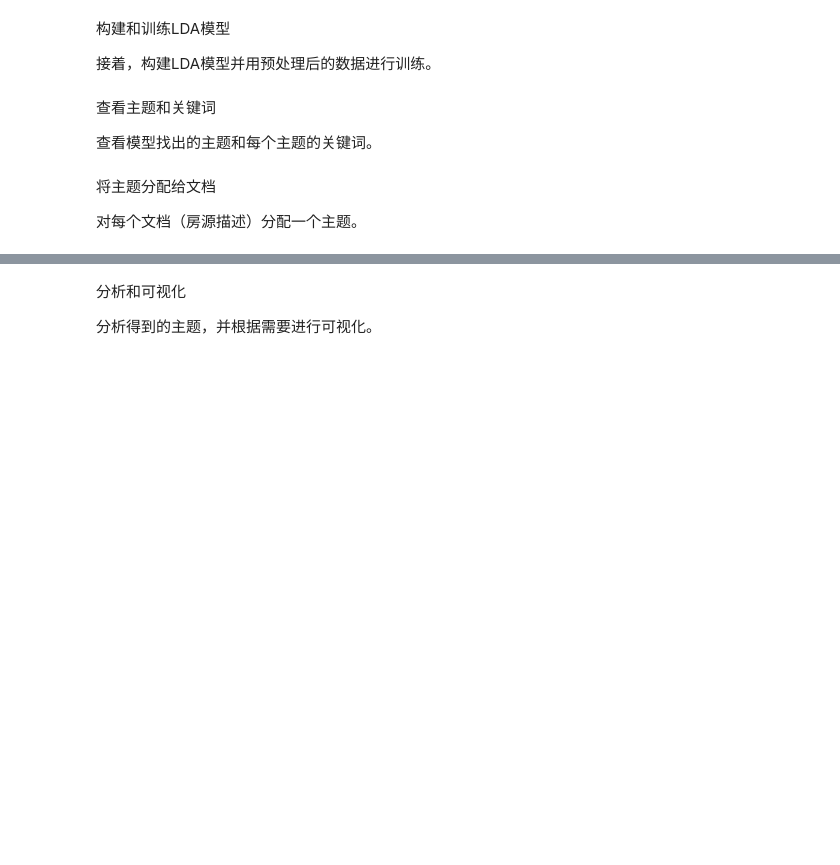
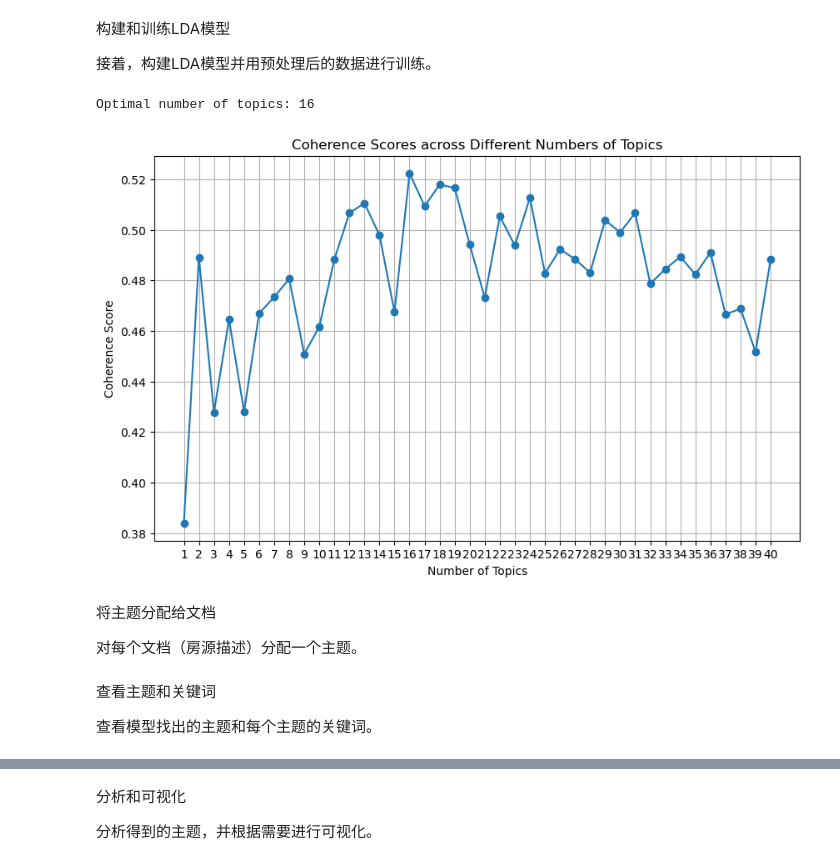
Before and after one commit to BohaoSuCC/Airbnb_Listing_Recommendation_Algorithm, a Jupyter notebook: Group_Work_DeskB.ipynb, the cells around one changed output, grey strips where cells are left out. Drawn from its saved outputs; the diff is of its cells as text; code cells hidden in the pictures; blank space fills up the shorter version.

```diff
--- a/Group_Work_DeskB.ipynb
+++ b/Group_Work_DeskB.ipynb
@@ -332,14 +335,11 @@ import pandas as pd
 Airbnb_Listing = pd.read_csv("./Data/Airbnb_Listing_norm.csv")
 # %%
 # Select the Corpus
-corpus = gdf_listing['description_norm'].fillna(' ').values
+corpus = Airbnb_Listing['description_norm'].fillna(' ').values
 
+# sentences is lists of lists to divide every 'description' into many sentences.
+# word is lists of lists to transfer sentences info individual word
 sentences = [nltk.sent_tokenize(text) for text in corpus]
 words     = [[nltk.tokenize.word_tokenize(sentence)
                   for sentence in nltk.sent_tokenize(text)]
                   for text in corpus]
-
-
-print(f"Sentences 0: {sentences[0]}")
-print()
-print(f"Words 0: {words[0]}")
@@ -399,27 +379,34 @@ vectorizer = CountVectorizer(ngram_range=(1,2)) # Notice change to ngram range (
 # %%
 # 确定n_components参数
 
-from gensim.models.coherencemodel import CoherenceModel
-from gensim.corpora.dictionary import Dictionary
-from gensim.matutils import Sparse2Corpus
-import numpy as np
 
 # 准备Gensim所需的数据结构
-texts = [doc.split() for doc in df['cleaned_description']]
-dictionary = Dictionary(texts)
-corpus = [dictionary.doc2bow(text) for text in texts]
+texts = [doc.split() for doc in corpus]                 #分词
+dictionary = Dictionary(texts)                          #每个词创建唯一值字典
+bow_corpus = [dictionary.doc2bow(text) for text in texts]
+#将其转换为TFIDF模型
+tfidf_model = TfidfModel(bow_corpus)
+tfidf_corpus = [tfidf_model[doc] for doc in bow_corpus]
 
-# 转换成Gensim格式的稀疏向量
-gensim_corpus = Sparse2Corpus(dtm, documents_columns=False)
+"""
+# 您需要将Gensim的TF-IDF语料库转换为scikit-learn可以处理的格式。
+# 通常，这涉及到将Gensim生成的稀疏表示转换为一个密集的NumPy数组或者一个稀疏矩阵。
+num_terms = len(dictionary)
+num_docs = len(tfidf_corpus)
+tfidf_sparse = corpus2dense(tfidf_corpus,num_docs=num_docs,num_terms=num_terms).T
+"""
 
 # 测试不同的主题数
 coherence_values = []
-for n_topics in range(1, 11):  # 假设测试1到10个主题
-    lda = LatentDirichletAllocation(n_components=n_topics, random_state=42)
-    lda.fit(dtm)
-    cm = CoherenceModel(model=lda, texts=texts, dictionary=dictionary, corpus=gensim_corpus, coherence='u_mass')
-    coherence_values.append(cm.get_coherence())
+
+for n_topics in range(1, 41):
+    LDA = LdaModel(corpus=tfidf_corpus, id2word=dictionary, num_topics=n_topics, random_state=42,iterations=800)
+    CM = CoherenceModel(model=LDA, texts=texts, dictionary=dictionary, coherence='c_v')
+    coherence_values.append(CM.get_coherence())
+
 
 # 选择最佳主题数
 optimal_topics = np.argmax(coherence_values) + 1  # 加1因为索引从0开始
 print(f"Optimal number of topics: {optimal_topics}")
+# %% [output]
+Optimal number of topics: 16
@@ -429,0 +422,20 @@ lda.fit(dtm)
+# %%
+
+
+# 主题数量
+num_topics = range(1, len(coherence_values) + 1)
+# 绘制折线图
+plt.figure(figsize=(10, 6))
+plt.plot(num_topics, coherence_values, marker='o')
+plt.title('Coherence Scores across Different Numbers of Topics')
+plt.xlabel('Number of Topics')
+plt.ylabel('Coherence Score')
+plt.grid(True)
+plt.xticks(num_topics)
+plt.show()
+# %% [output]
+[figure, added]
+# %% [markdown]
+将主题分配给文档
+
+对每个文档（房源描述）分配一个主题。
@@ -442,4 +453,0 @@ display_topics(lda, vectorizer.get_feature_names(), no_top_words)
-# %% [markdown]
-将主题分配给文档
-
-对每个文档（房源描述）分配一个主题。
```
Also changed, not shown: parts of 26 cells of this notebook.
